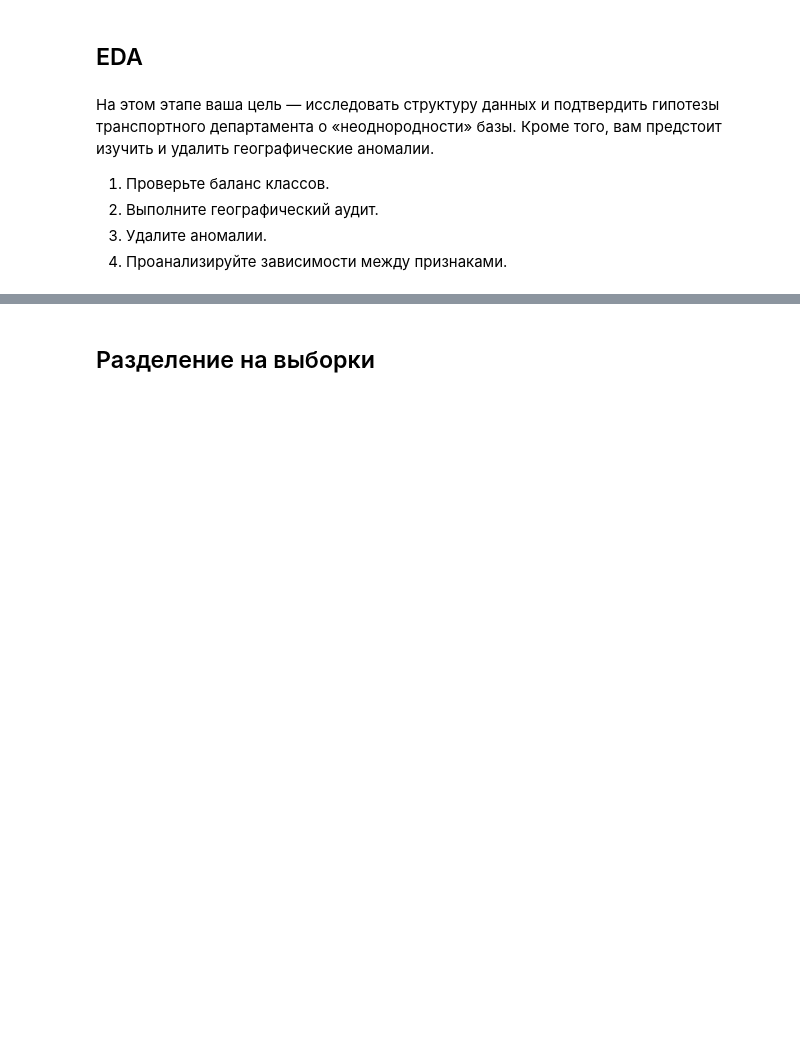
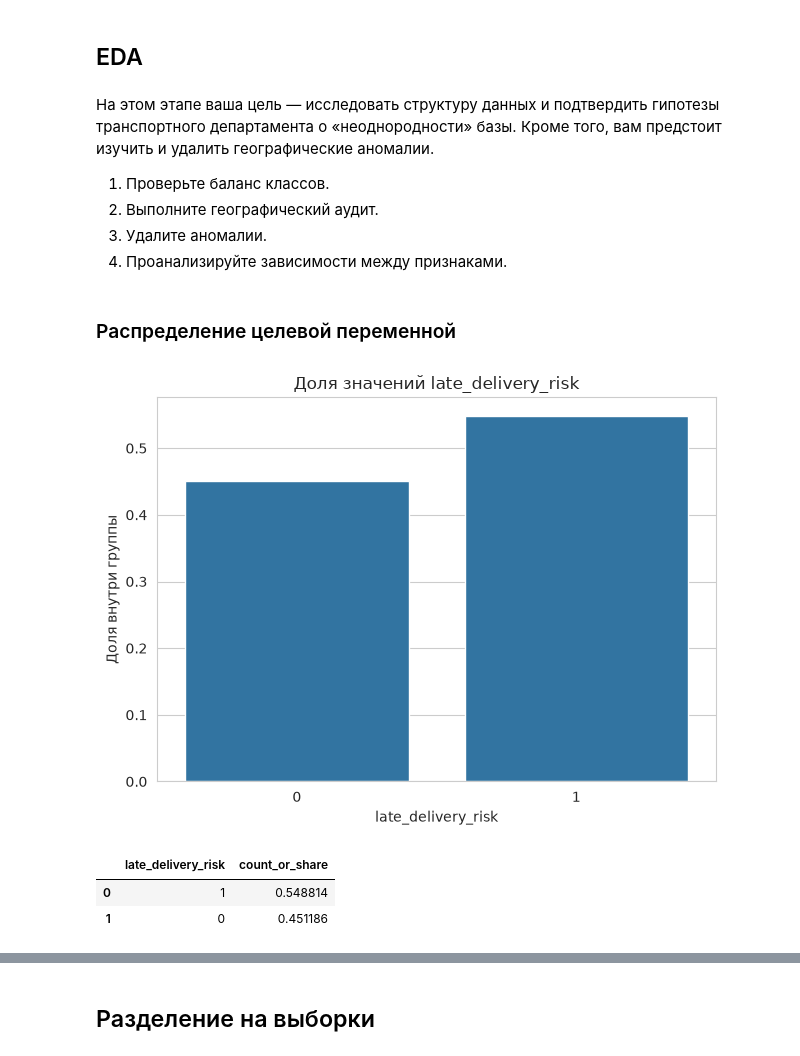
Before and after one commit to nikolai/practicum-delivery-cancel-classif, a Jupyter notebook: delivery_cancel_prediction.ipynb, the cells around one changed output, grey strips where cells are left out. Cells and saved outputs as stored; diff of their text form; code cells hidden in the pictures; blank space fills up the shorter version.

```diff
--- a/delivery_cancel_prediction.ipynb
+++ b/delivery_cancel_prediction.ipynb
@@ -74,6 +74,8 @@ requirements = [
     'humanfriendly==10.0',
     'phik==0.12.5',
     'catboost==1.2.10',
+    'contextily==1.7.0',
+    'shap==0.49.1',
 ]
 if not requirements_file.exists():
     with open(requirements_file, 'w') as f:
@@ -1171,11 +1311,12 @@ df_orders['order_date'] = pd.to_datetime(df_orders['order_date'], format='%Y-%m-
 # %%
-def date_features(df):
+def feature_engineering(df):
     df['order_month'] = df['order_date'].dt.month
     df['order_weekday'] = df['order_date'].dt.weekday
     df['order_hour'] = df['order_date'].dt.hour
+
     return df
 
-df_orders = date_features(df_orders)
+df_orders = feature_engineering(df_orders)
 df_orders.sample(10, random_state=RANDOM_STATE)
 display(df_orders.sample(10, random_state=RANDOM_STATE))
 df_orders.drop('order_date', axis=1, inplace=True)
@@ -1204,3 +1345,12 @@ df_orders.drop('order_date', axis=1, inplace=True)
 2. Выполните географический аудит.
 3. Удалите аномалии.
 4. Проанализируйте зависимости между признаками.
+# %% [markdown]
+### Распределение целевой переменной
+# %%
+eda_helper.value_counts(df_orders, TARGET_COL_NAME, normalize=True)
+# %% [output]
+[figure, added]
+|  | late_delivery_risk | count_or_share |
+| 0 | 1 | 0.548814 |
+| 1 | 0 | 0.451186 |
```
Also changed, not shown: parts of 131 cells of this notebook.
